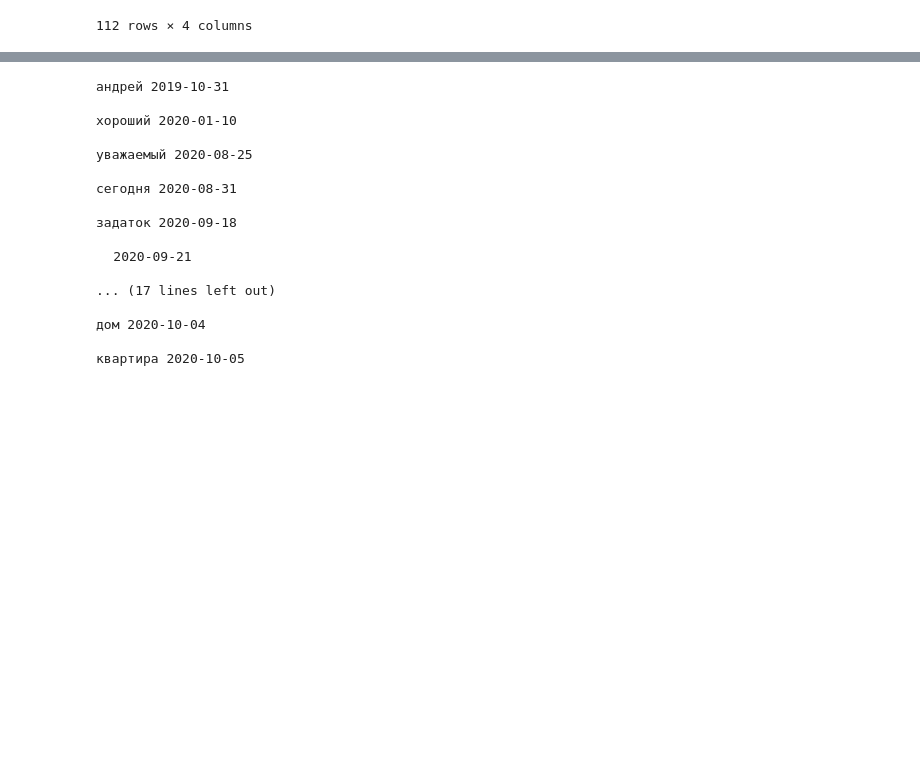
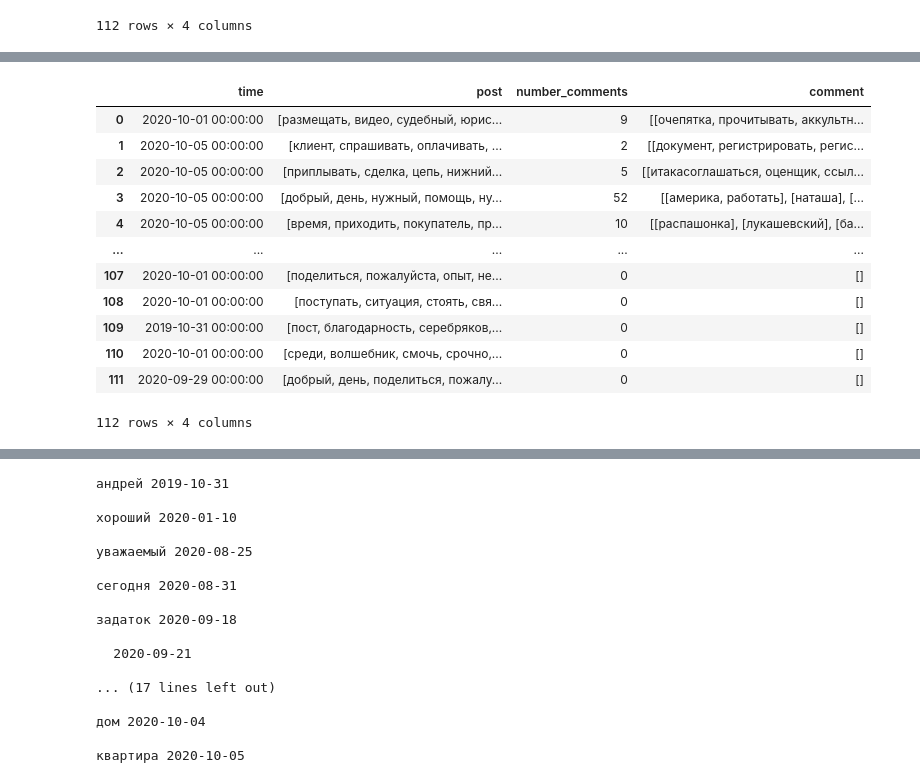
Before and after one commit to VityaVitalich/fb, a Jupyter notebook: NLP_fb.ipynb, the cells around one changed output, grey strips where cells are left out. Drawn from its saved outputs; the diff is of its cells as text; code cells hidden in the pictures; blank space fills up the shorter version.

```diff
--- a/NLP_fb.ipynb
+++ b/NLP_fb.ipynb
@@ -104,3 +112,19 @@ df
+# %%
+df
+# %% [output]
+|  | time | post | number_comments | comment |
+| 0 | 2020-10-01 00:00:00 | [размещать, видео, судебный, юрис... | 9 | [[очепятка, прочитывать, аккультн... |
+| 1 | 2020-10-05 00:00:00 | [клиент, спрашивать, оплачивать, ... | 2 | [[документ, регистрировать, регис... |
+| 2 | 2020-10-05 00:00:00 | [приплывать, сделка, цепь, нижний... | 5 | [[итакасоглашаться, оценщик, ссыл... |
+| 3 | 2020-10-05 00:00:00 | [добрый, день, нужный, помощь, ну... | 52 | [[америка, работать], [наташа], [... |
+| 4 | 2020-10-05 00:00:00 | [время, приходить, покупатель, пр... | 10 | [[распашонка], [лукашевский], [ба... |
+| ... | ... | ... | ... | ... |
+| 107 | 2020-10-01 00:00:00 | [поделиться, пожалуйста, опыт, не... | 0 | [] |
+| 108 | 2020-10-01 00:00:00 | [поступать, ситуация, стоять, свя... | 0 | [] |
+| 109 | 2019-10-31 00:00:00 | [пост, благодарность, серебряков,... | 0 | [] |
+| 110 | 2020-10-01 00:00:00 | [среди, волшебник, смочь, срочно,... | 0 | [] |
+| 111 | 2020-09-29 00:00:00 | [добрый, день, поделиться, пожалу... | 0 | [] |
+112 rows × 4 columns
 # %%
 def avg_datetime(series):
     return (series - series.min()).mean() + series.min()
```
Also changed, not shown: parts of 28 cells of this notebook.
